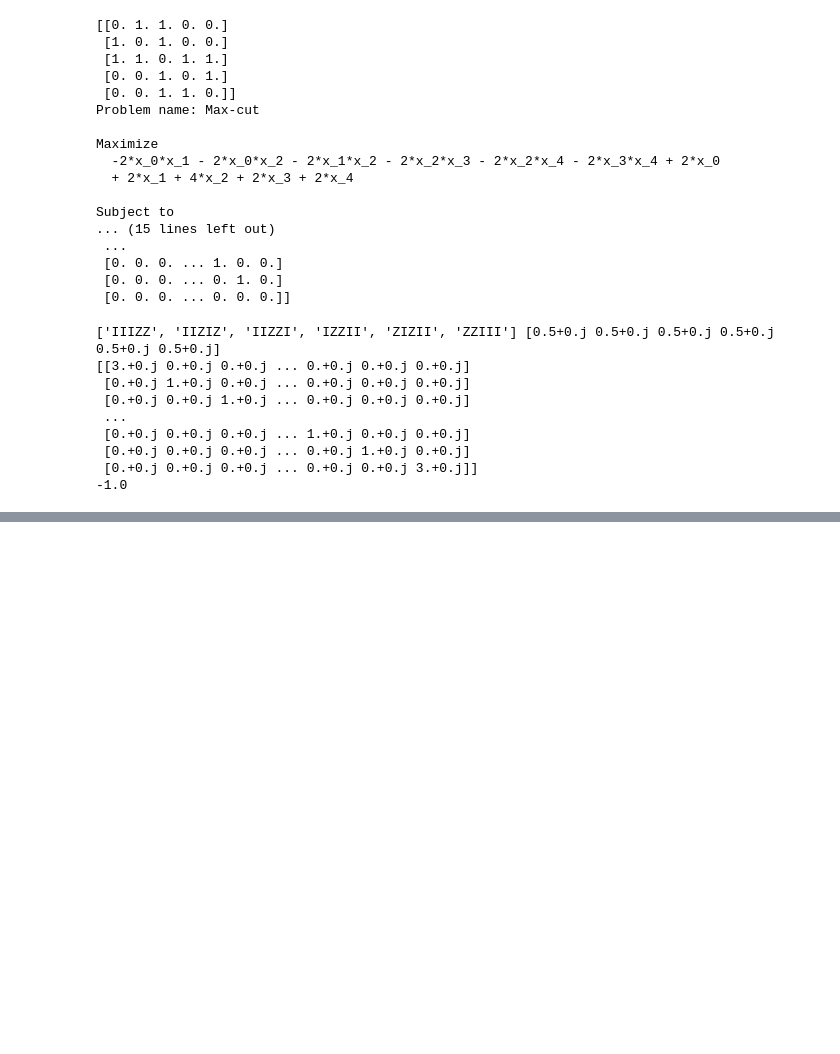
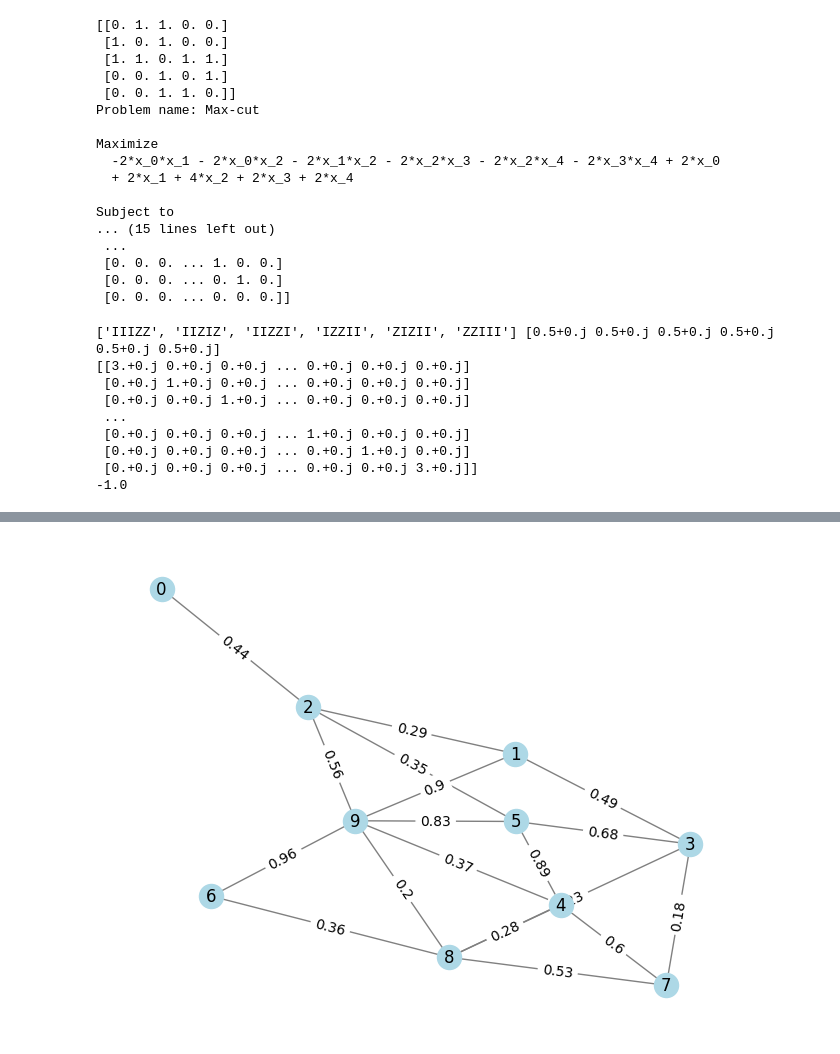
Before and after one commit to ylvasc/QRW, a Jupyter notebook: tests.ipynb, the cells around one changed output, grey strips where cells are left out. Saved outputs shown, nothing was run; the diff lists cells and outputs as text; code cells hidden in the pictures; blank space fills up the shorter version.

```diff
--- a/tests.ipynb
+++ b/tests.ipynb
@@ -101,0 +220,6 @@ initial_state shape: (32,), Dimensions: 1
+# %%
+test_graph = utils.createRandomGraph(10, 0.5)
+
+utils.visualizeGraph(test_graph)
+# %% [output]
+[figure, added]
```
Also changed, not shown: parts of 7 cells of this notebook, 3 other files.
